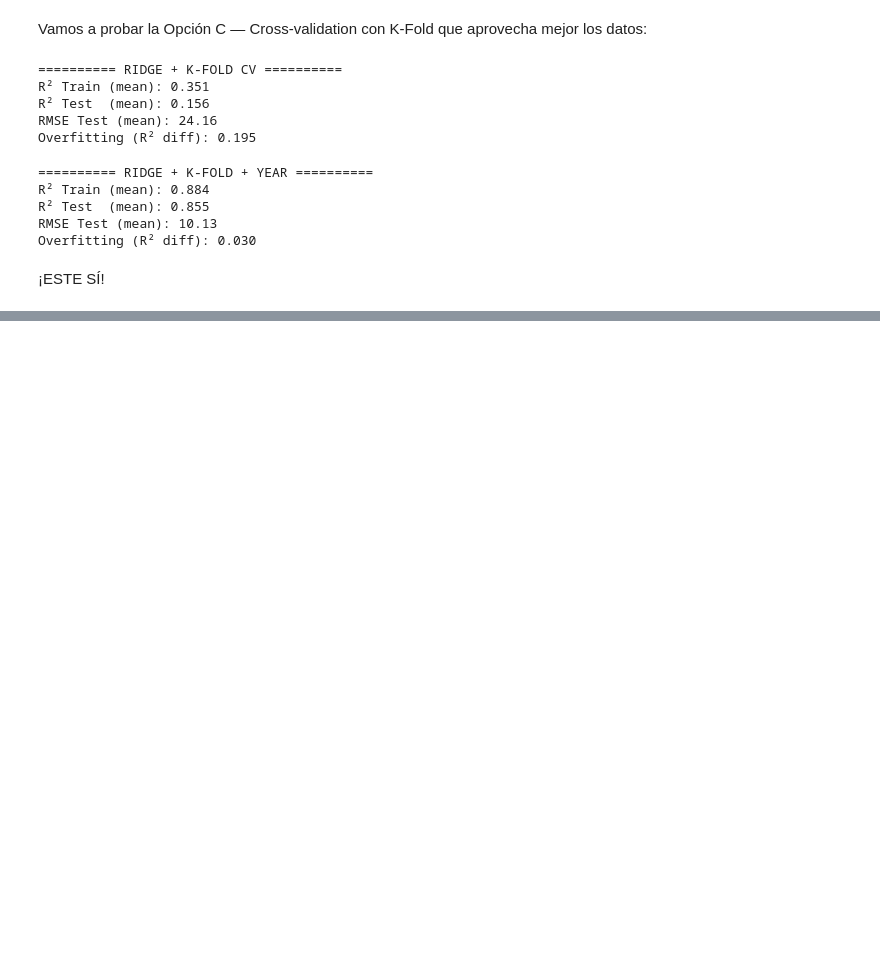
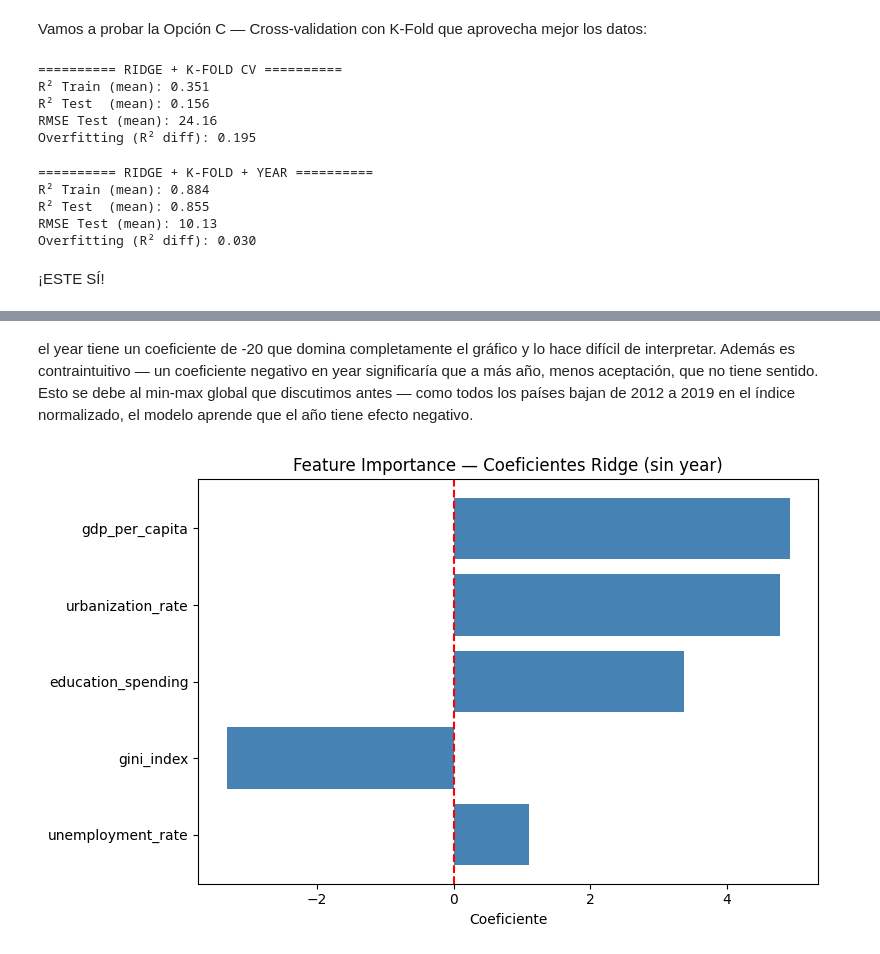
Before and after one commit to Bootcamp-DA-P2/DA-Project-Regression-Grupo3, a Jupyter notebook: notebooks/03_eda_regresion.ipynb, the cells around one changed output, grey strips where cells are left out. Cells and saved outputs as stored; diff of their text form; code cells hidden in the pictures; blank space fills up the shorter version.

```diff
--- a/notebooks/03_eda_regresion.ipynb
+++ b/notebooks/03_eda_regresion.ipynb
@@ -396,0 +433,19 @@ Overfitting (R² diff): 0.030
+# %% [markdown]
+el year tiene un coeficiente de -20 que domina completamente el gráfico y lo hace difícil de interpretar. Además es contraintuitivo — un coeficiente negativo en year significaría que a más año, menos aceptación, que no tiene sentido.
+Esto se debe al min-max global que discutimos antes — como todos los países bajan de 2012 a 2019 en el índice normalizado, el modelo aprende que el año tiene efecto negativo.
+# %%
+# ============================================================
+# FEATURE IMPORTANCE — SIN YEAR PARA MEJOR VISUALIZACIÓN
+# ============================================================
+
+feat_no_year = feat_importance[feat_importance["feature"] != "year"]
+
+plt.figure(figsize=(8, 5))
+plt.barh(feat_no_year["feature"], feat_no_year["coefficient"], color="steelblue")
+plt.axvline(x=0, color="red", linestyle="--")
+plt.title("Feature Importance — Coeficientes Ridge (sin year)")
+plt.xlabel("Coeficiente")
+plt.tight_layout()
+plt.show()
+# %% [output]
+[figure, added]
```
Also changed, not shown: parts of 8 cells of this notebook, 1 other file.
